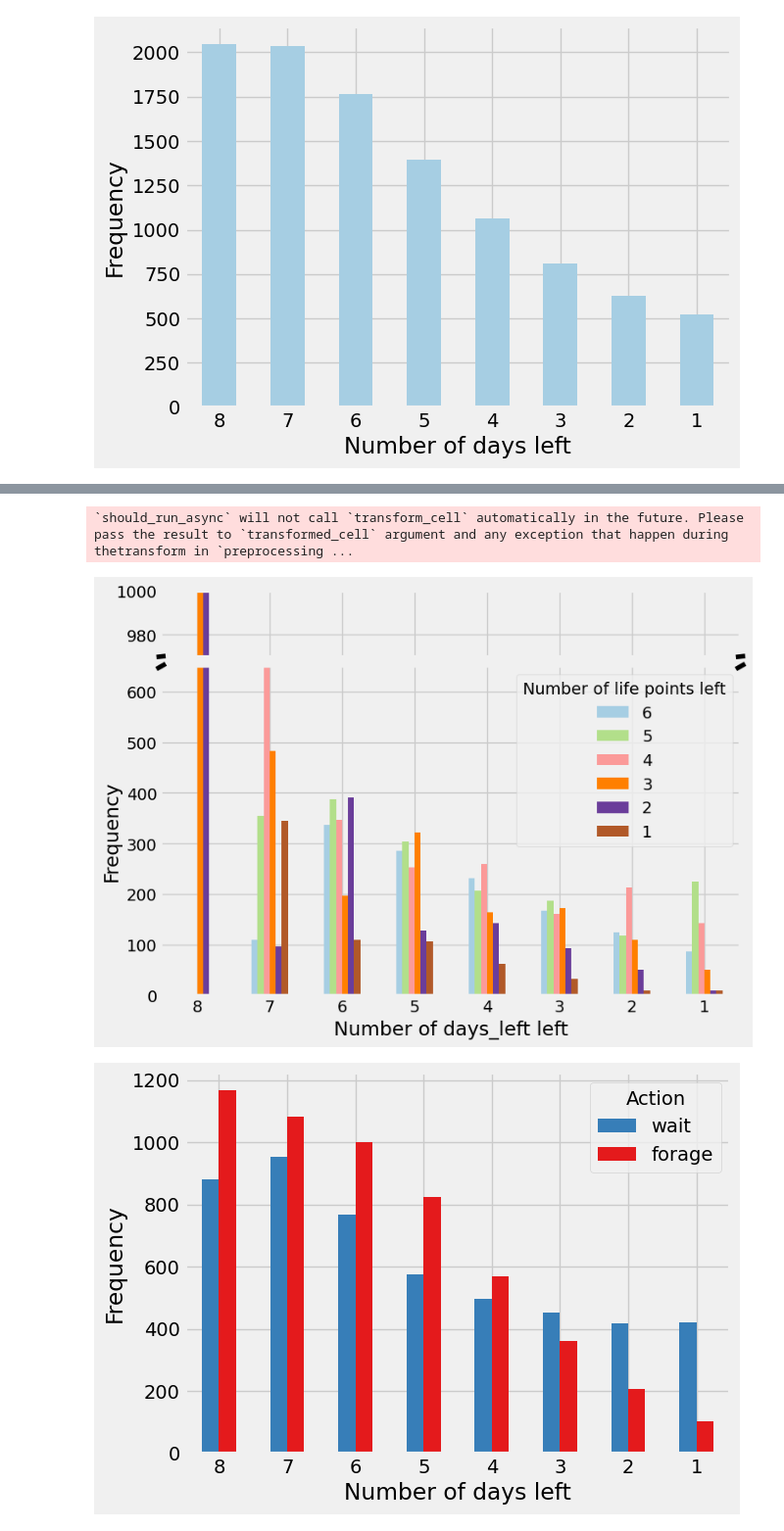
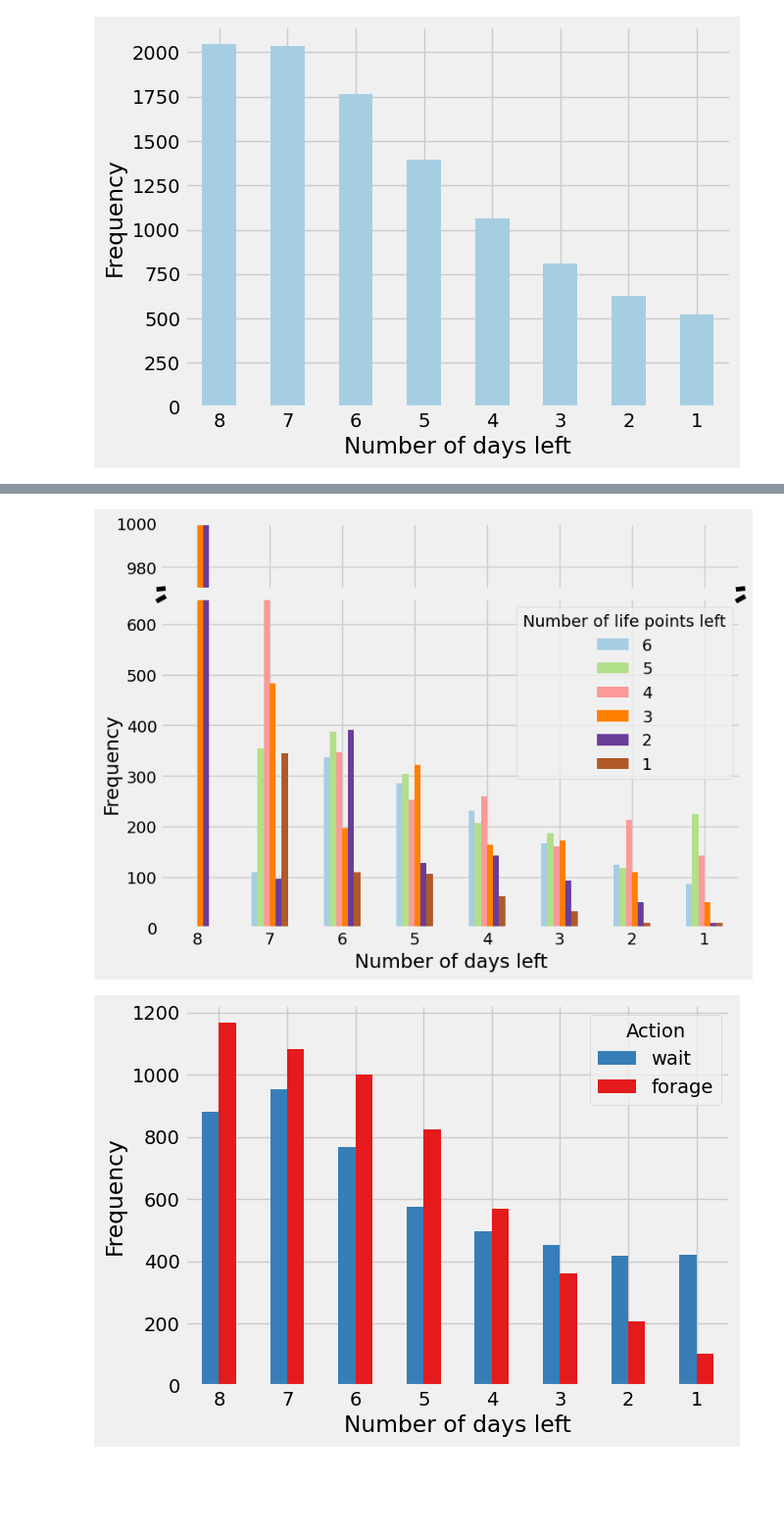
Before and after one commit to faizankshaikh/ForaGym, a Jupyter notebook: notebooks/DataAnalysis.ipynb, the cells around one changed output, grey strips where cells are left out. Shown at 98% size. Cells and saved outputs as stored; diff of their text form; code cells hidden in the pictures; blank space fills up the shorter version.

Commit message:
save images as SVG

```diff
--- a/notebooks/DataAnalysis.ipynb
+++ b/notebooks/DataAnalysis.ipynb
@@ -215,36 +216,37 @@ ax.tick_params(axis='x', rotation=0)
 #@title Frequency plot of "days_left" along with "life_points_left"
 counts = df.value_counts(["days_left", "life_points_left"], sort=False).unstack().sort_index(inplace=False, ascending=False)
 custom_counts = pd.DataFrame(counts.values, index=list(range(8, 0, -1)), columns=list(range(6, 0, -1)))
 
 fig, (ax1, ax2) = plt.subplots(2, 1, figsize=(8, 6), sharex=True, gridspec_kw={'height_ratios': [1, 5]})
 
 ax1 = custom_counts.plot(kind="bar", ax=ax1, legend=False, colormap='Paired')
 ax1.set_ylim(970, 1000)
 ax1.tick_params(axis='x', bottom=False)
 
 ax2 = custom_counts.plot(kind="bar", ax=ax2, legend=True, colormap='Paired')
 ax2.set_ylim(0, 650)
 ax2.set_ylabel("Frequency")
 ax2.legend(title="Number of life points left", loc="upper right")
 
-plt.xlabel("Number of days_left left")
+plt.xlabel("Number of days left")
 plt.style.use("fivethirtyeight")
 plt.subplots_adjust(hspace=0.05)
 
 d = .008  # how big to make the diagonal lines in axes coordinates
 # arguments to pass to plot, just so we don't keep repeating them
 kwargs = dict(transform=ax1.transAxes, color='k', clip_on=False, zorder=100)
 ax1.plot((-d, +d), (-d, +d), **kwargs)        # top-left diagonal
 ax1.plot((1 - d, 1 + d), (-d, +d), **kwargs)  # top-right diagonal
 
 kwargs.update(transform=ax2.transAxes)  # switch to the bottom axes
 ax2.plot((-d, +d), (1 - d, 1 + d), **kwargs)  # bottom-left diagonal
 ax2.plot((1 - d, 1 + d), (1 - d, 1 + d), **kwargs)  # bottom-right diagonal
 
 ax2.tick_params(axis='x', rotation=0)
+
+plt.savefig("images/d_lp.svg")
 # %% [output]
-`should_run_async` will not call `transform_cell` automatically in the future. Please pass the result to `transformed_cell` argument and any exception that happen during thetransform in `preprocessing ...
-[figure, old version]
+[figure, new version]
 # %%
 #@title Frequency plot of "days_left" for a particular "action"
 counts = df.value_counts(["days_left", "action"], sort=False).unstack().sort_index(inplace=False, ascending=False)
```
Also changed, not shown: parts of 15 cells of this notebook.
